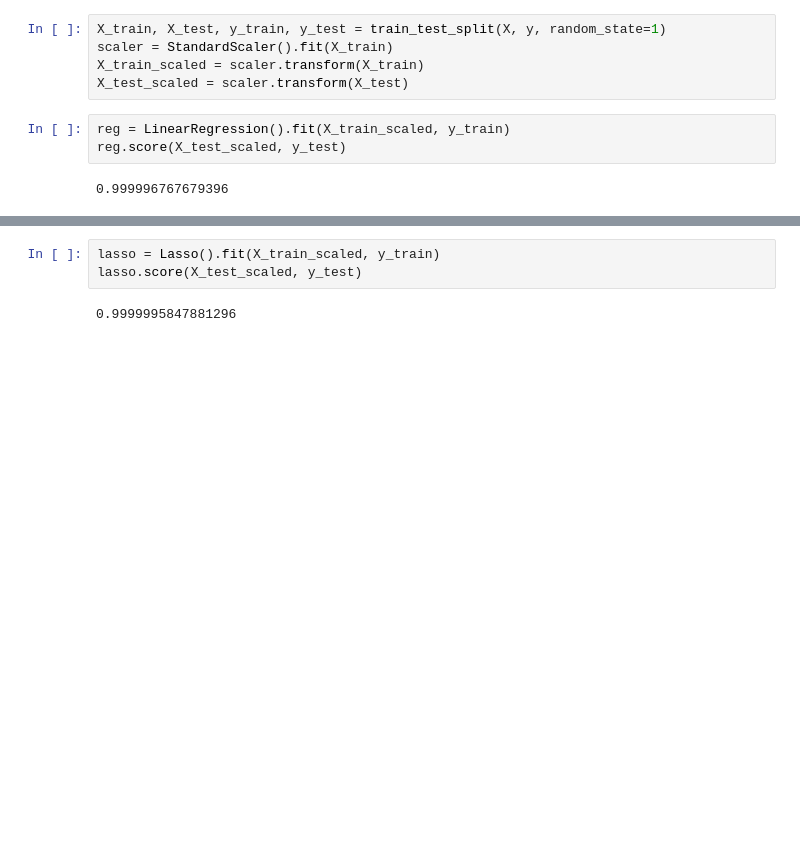
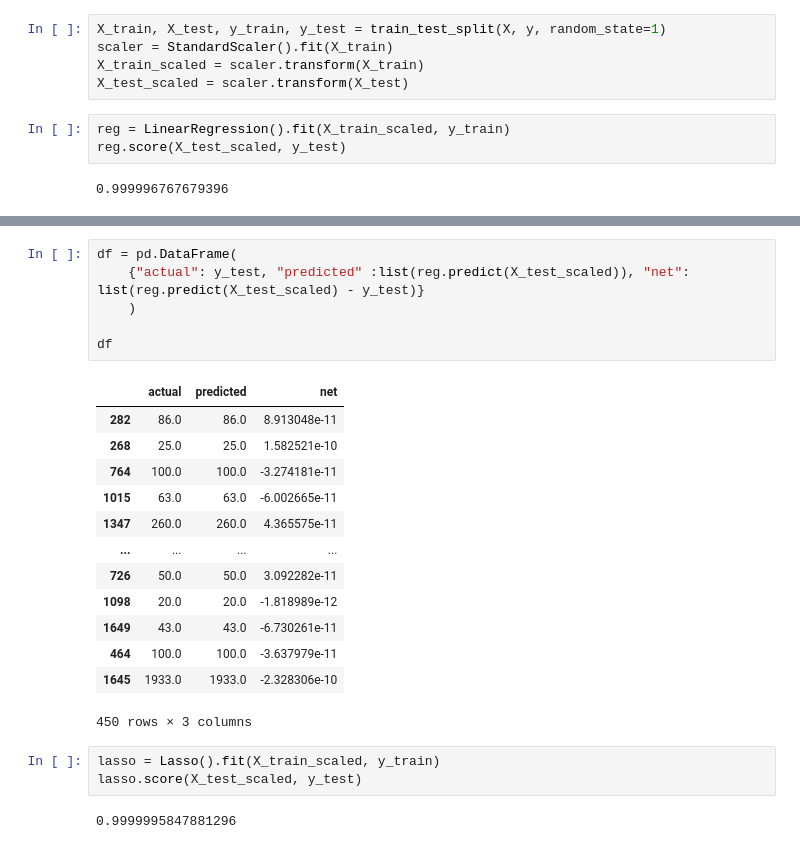
Before and after one commit to josephchancey/ca-wildfire-ml, a Jupyter notebook: data/clean/Preprocessing-&-Machine-Learning.ipynb, the cells around one changed output, grey strips where cells are left out. Cells and saved outputs as stored; diff of their text form; blank space fills up the shorter version.

```diff
--- a/data/clean/Preprocessing-&-Machine-Learning.ipynb
+++ b/data/clean/Preprocessing-&-Machine-Learning.ipynb
@@ -343,3 +371,23 @@ reg.score(X_test_scaled, y_test)
+# %%
+df = pd.DataFrame(
+    {"actual": y_test, "predicted" :list(reg.predict(X_test_scaled)), "net":  list(reg.predict(X_test_scaled) - y_test)}
+    )
+
+df
+# %% [output]
+|  | actual | predicted | net |
+| 282 | 86.0 | 86.0 | 8.913048e-11 |
+| 268 | 25.0 | 25.0 | 1.582521e-10 |
+| 764 | 100.0 | 100.0 | -3.274181e-11 |
+| 1015 | 63.0 | 63.0 | -6.002665e-11 |
+| 1347 | 260.0 | 260.0 | 4.365575e-11 |
+| ... | ... | ... | ... |
+| 726 | 50.0 | 50.0 | 3.092282e-11 |
+| 1098 | 20.0 | 20.0 | -1.818989e-12 |
+| 1649 | 43.0 | 43.0 | -6.730261e-11 |
+| 464 | 100.0 | 100.0 | -3.637979e-11 |
+| 1645 | 1933.0 | 1933.0 | -2.328306e-10 |
+450 rows × 3 columns
 # %%
 lasso = Lasso().fit(X_train_scaled, y_train)
 lasso.score(X_test_scaled, y_test)
```
Also changed, not shown: parts of 7 cells of this notebook, 1 other file.
